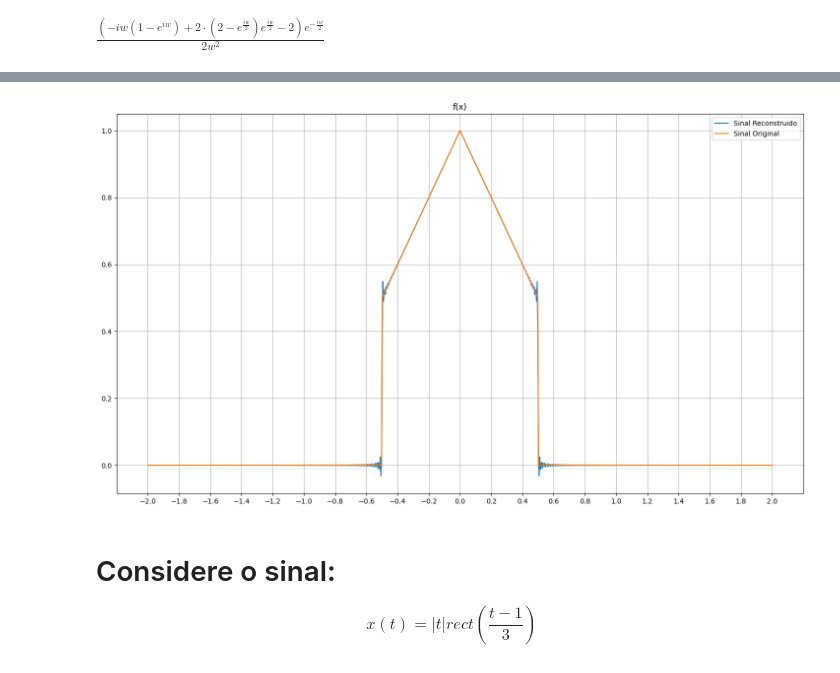
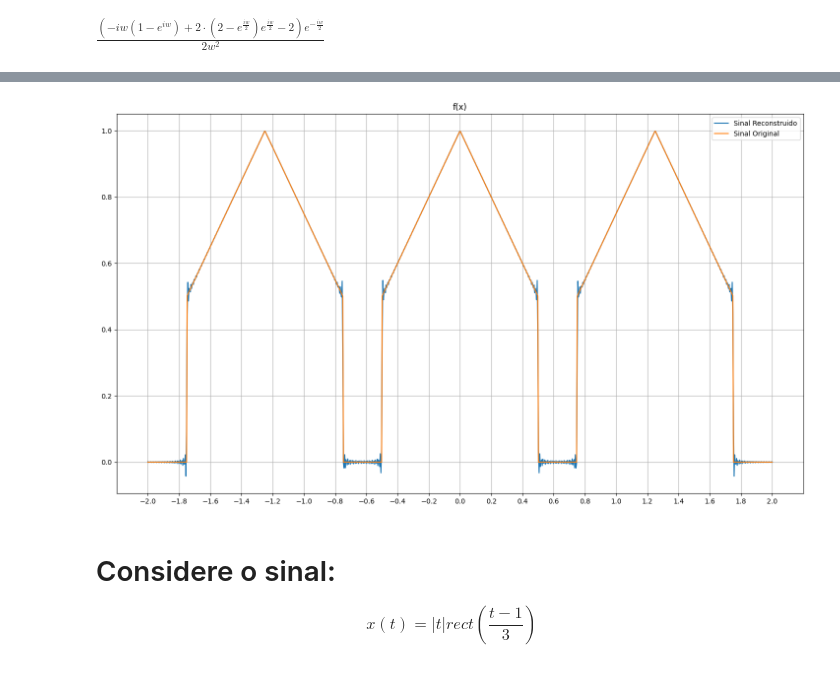
Before and after one commit to JoaoMario109/sinais-e-sistemas, a Jupyter notebook: T3/fourier_T3.ipynb, the cells around one changed output, grey strips where cells are left out. Cells and saved outputs as stored; diff of their text form; code cells hidden in the pictures.

```diff
--- a/T3/fourier_T3.ipynb
+++ b/T3/fourier_T3.ipynb
@@ -306,36 +317,36 @@ def f_t_new(w, ts):
     for t in ts:
         y = np.append(y, np.trapz(x_w(w) * np.exp(1j * w * t), w) / (2 * np.pi))  # Normalize within the integration
     return y
 
 def x_t(t):
     return ((1 - np.abs(t)) * pulse(t, -0.5, 0.5))
 
 # limites do grafico
 x_min = -2
 x_max = 2
 # Criando um vetor de t
 t = np.linspace(x_min, x_max, 1000)
 
 # Cria a figura e o plot e ativa o grid
 fig, ax = plt.subplots(1, 1, figsize = (18, 10))
 
 # Criando um vetor de velocidades angulares
 w = np.linspace(-600, 600, 10000)
 
 # Configurando o grafico
 ax.set_title(f'f(x)')
 ax.set_xticks(np.arange(x_min, x_max + 0.1, x_max / 10))
 ax.grid()
 
 # Cria o grafico da onda estimada
-ax.plot(t, f_t_new(w, t), label="Sinal Reconstruido")
-ax.plot(t, x_t(t), label="Sinal Original")
+ax.plot(t, f_t_new(w, t +1.25) + f_t_new(w, t) + f_t_new(w, t -1.25), label="Sinal Reconstruido")
+ax.plot(t,x_t(t + 1.25) + x_t(t) + x_t(t -1.25), label="Sinal Original")
 
 ax.legend()
 # Show the plot
 plt.show()
 # %% [output]
-[figure, old version]
+[figure, new version]
 # %% [markdown]
 # Considere o sinal:
 $$x(t) = |t|rect (\frac{t − 1}{3})$$
```
Also changed, not shown: parts of 23 cells of this notebook.
